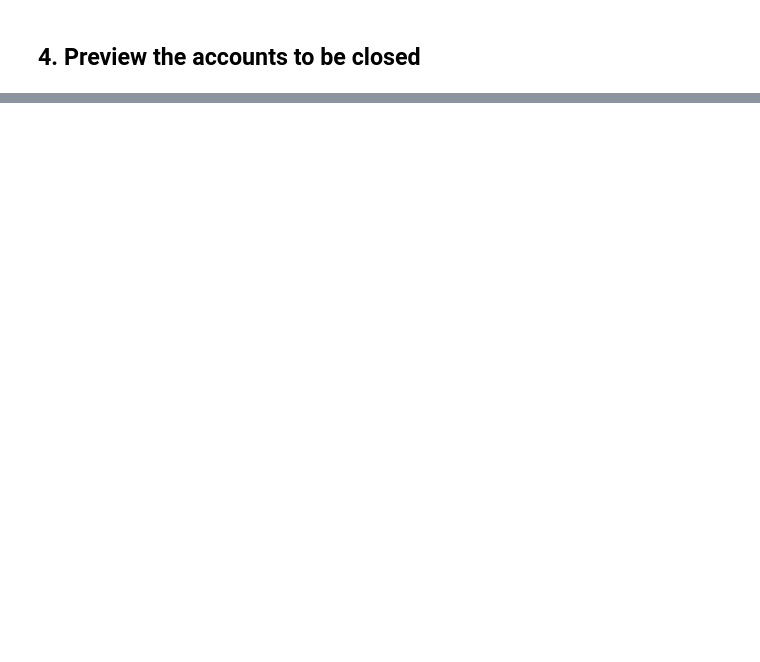
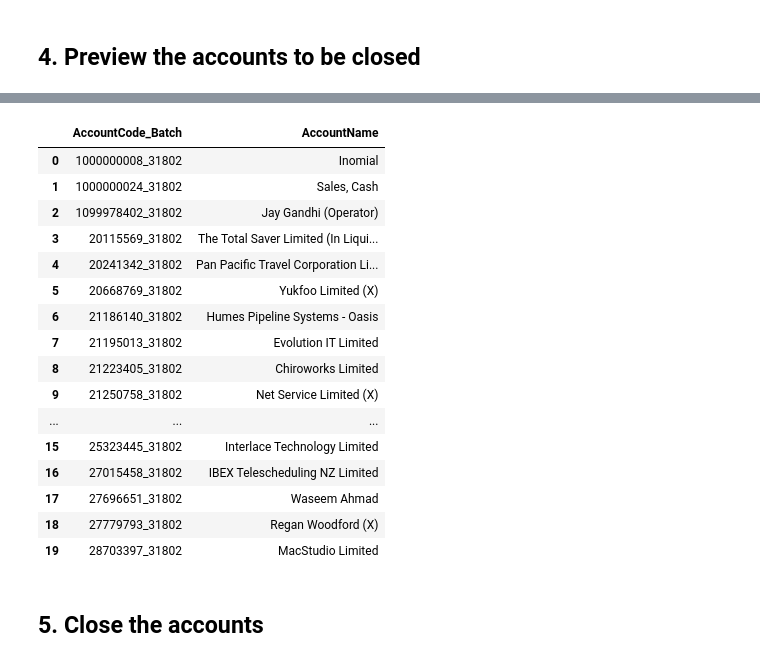
Before and after one commit to kagna-voyager/windmill-onebill, a Jupyter notebook: Close vBill Accounts.ipynb, the cells around one changed output, grey strips where cells are left out. Cells and saved outputs as stored; diff of their text form; code cells hidden in the pictures; blank space fills up the shorter version.

Commit message:
Added Close vBill Accounts file

```diff
--- a/Close vBill Accounts.ipynb
+++ b/Close vBill Accounts.ipynb
@@ -32,7 +32,7 @@ OAUTH_CLIENT_ID = os.getenv("CLIENT_ID")
 OAUTH_CLIENT_SECRET = os.getenv("CLIENT_SECRET")  # leave blank if not required
 
 # --- Behaviour ---
-DRY_RUN = False              # Set to False to actually close accounts
+DRY_RUN = True              # Set to False to actually close accounts
 REQUEST_TIMEOUT = 30          # seconds
 MAX_WORKERS = 10              # parallel close requests. Bump to 20-30 if API tolerates it.
 
@@ -47,6 +47,8 @@ BI_DATASTORE_URL = (
     f"@{os.environ['DB_HOST']}/bi_datastore"
 )
 
+PROXY_ACCOUNT_NUMBER = os.getenv("DELETION_PROXY_ACCOUNT_NUMBER")
+
 # --- Logging ---
 log_filename = f'migration_{datetime.now().strftime("%Y%m%d_%H%M%S")}.log'
 logging.basicConfig(
@@ -130,6 +134,8 @@ df_accounts = pd.read_sql(ACCOUNT_QUERY, con=engine)
 # AccountCode as string for consistent dict lookups against Dataverse-side strings
 df_accounts["AccountCode"] = df_accounts["AccountCode"].astype(str)
 
+df_accounts["AccountCode_Batch"] = df_accounts["AccountCode"] + "_" + PROXY_ACCOUNT_NUMBER
+
 logger.info(f"Loaded {len(df_accounts):,} accounts from MySQL")
 df_accounts.head()
 # %% [output]
@@ -144,2 +150,15 @@ df_accounts.head()
 # %% [markdown]
 ## 4. Preview the accounts to be closed
+# %%
+# Apply optional filter (set ACCOUNT_FILTER above to narrow the list)
+if ACCOUNT_FILTER is not None:
+    df_to_close = df_accounts[df_accounts.apply(ACCOUNT_FILTER, axis=1)].copy()
+else:
+    df_to_close = df_accounts.copy()
+
+# Drop rows without a usable AccountCode
+df_to_close = df_to_close[df_to_close["AccountCode"].notna() & (df_to_close["AccountCode"].astype(str).str.strip() != "")]
+
+logger.info(f"{len(df_to_close):,} accounts queued for closure")
+df_to_close[["AccountCode_Batch", "AccountName"]].head(20)
+# %% [output]
@@ -146,3 +166,22 @@ df_accounts.head()
+|  | AccountCode_Batch | AccountName |
+| 0 | 1000000008_31802 | Inomial |
+| 1 | 1000000024_31802 | Sales, Cash |
+| 2 | 1099978402_31802 | Jay Gandhi (Operator) |
+| 3 | 20115569_31802 | The Total Saver Limited (In Liqui... |
+| 4 | 20241342_31802 | Pan Pacific Travel Corporation Li... |
+| 5 | 20668769_31802 | Yukfoo Limited (X) |
+| 6 | 21186140_31802 | Humes Pipeline Systems - Oasis |
+| 7 | 21195013_31802 | Evolution IT Limited |
+| 8 | 21223405_31802 | Chiroworks Limited |
+| 9 | 21250758_31802 | Net Service Limited (X) |
+| ... | ... | ... |
+| 15 | 25323445_31802 | Interlace Technology Limited |
+| 16 | 27015458_31802 | IBEX Telescheduling NZ Limited |
+| 17 | 27696651_31802 | Waseem Ahmad |
+| 18 | 27779793_31802 | Regan Woodford (X) |
+| 19 | 28703397_31802 | MacStudio Limited |
+# %% [markdown]
+## 5. Close the accounts
 # %%
 from concurrent.futures import ThreadPoolExecutor, as_completed
 from threading import Lock
```
Also changed, not shown: parts of 18 cells of this notebook, 1 other file.
